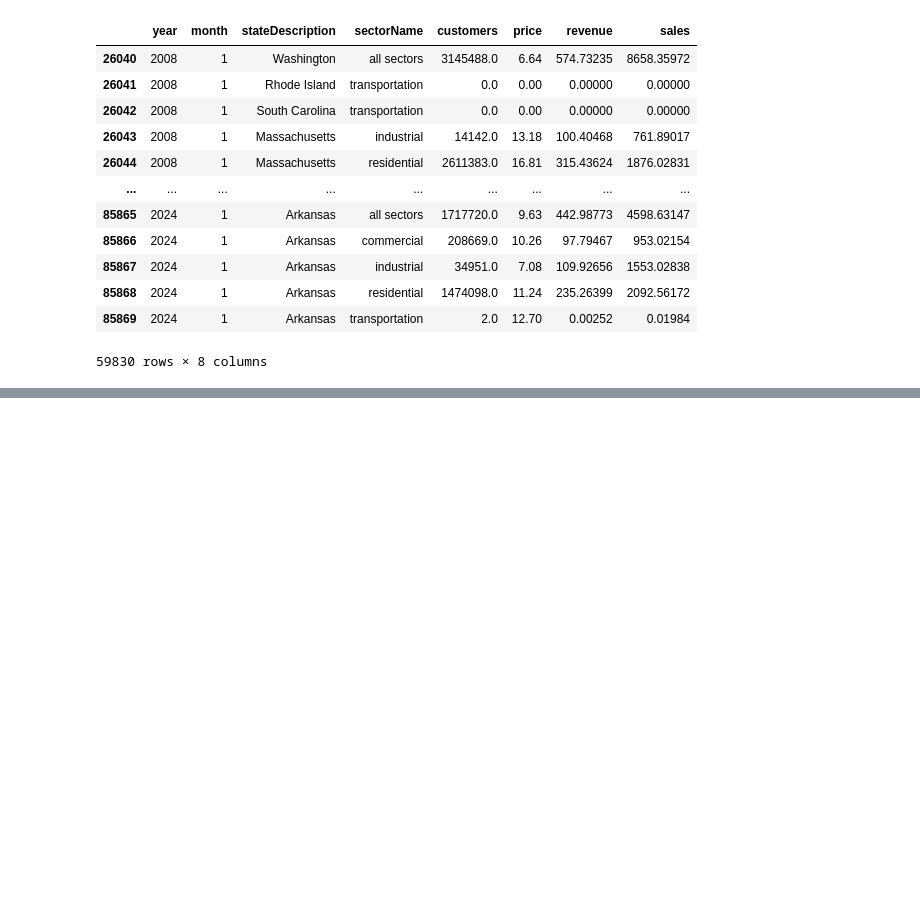
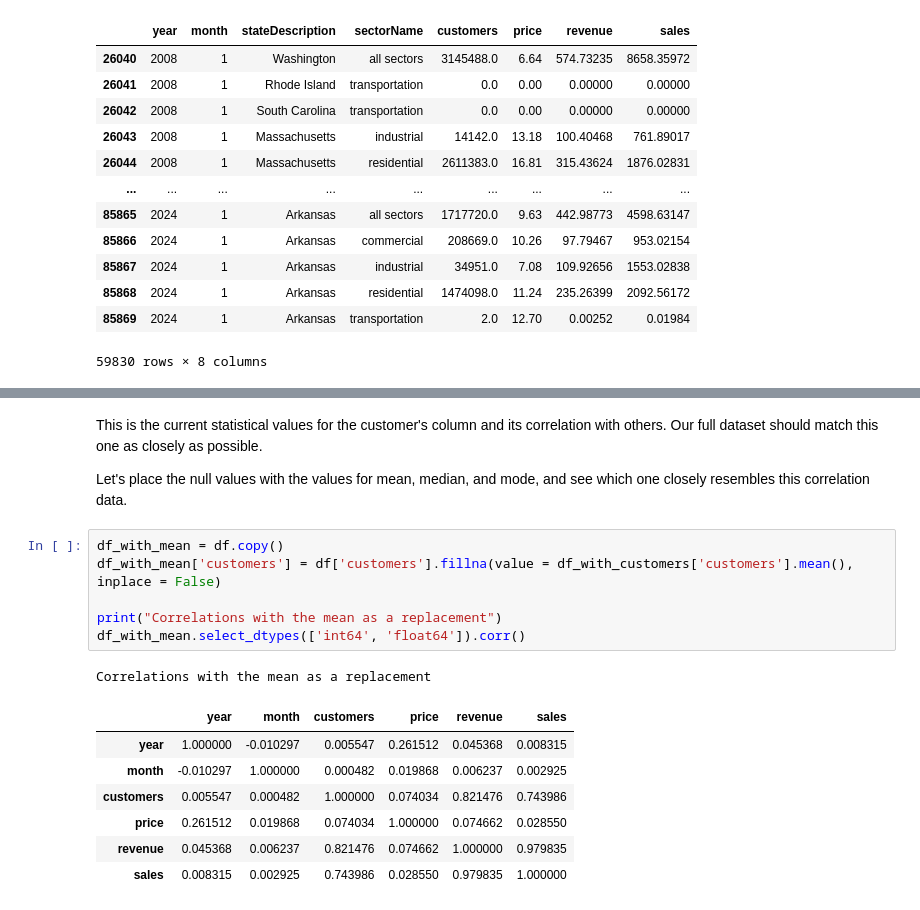
Before and after one commit to pginjupalli/Verizon-BTTAI-ElectricityPriceForecasting, a Jupyter notebook: Verizon_2_Code.ipynb, the cells around one changed output, grey strips where cells are left out. Cells and saved outputs as stored; diff of their text form; blank space fills up the shorter version.

```diff
--- a/Verizon_2_Code.ipynb
+++ b/Verizon_2_Code.ipynb
@@ -79,0 +69,19 @@ dtype: int64
+# %% [markdown]
+This is the current statistical values for the customer's column and its correlation with others. Our full dataset should match this one as closely as possible.
+
+Let's place the null values with the values for mean, median, and mode, and see which one closely resembles this correlation data.
+# %%
+df_with_mean = df.copy()
+df_with_mean['customers'] = df['customers'].fillna(value = df_with_customers['customers'].mean(), inplace = False)
+
+print("Correlations with the mean as a replacement")
+df_with_mean.select_dtypes(['int64', 'float64']).corr()
+# %% [output]
+Correlations with the mean as a replacement
+|  | year | month | customers | price | revenue | sales |
+| year | 1.000000 | -0.010297 | 0.005547 | 0.261512 | 0.045368 | 0.008315 |
+| month | -0.010297 | 1.000000 | 0.000482 | 0.019868 | 0.006237 | 0.002925 |
+| customers | 0.005547 | 0.000482 | 1.000000 | 0.074034 | 0.821476 | 0.743986 |
+| price | 0.261512 | 0.019868 | 0.074034 | 1.000000 | 0.074662 | 0.028550 |
+| revenue | 0.045368 | 0.006237 | 0.821476 | 0.074662 | 1.000000 | 0.979835 |
+| sales | 0.008315 | 0.002925 | 0.743986 | 0.028550 | 0.979835 | 1.000000 |
```
Also changed, not shown: parts of 9 cells of this notebook.
